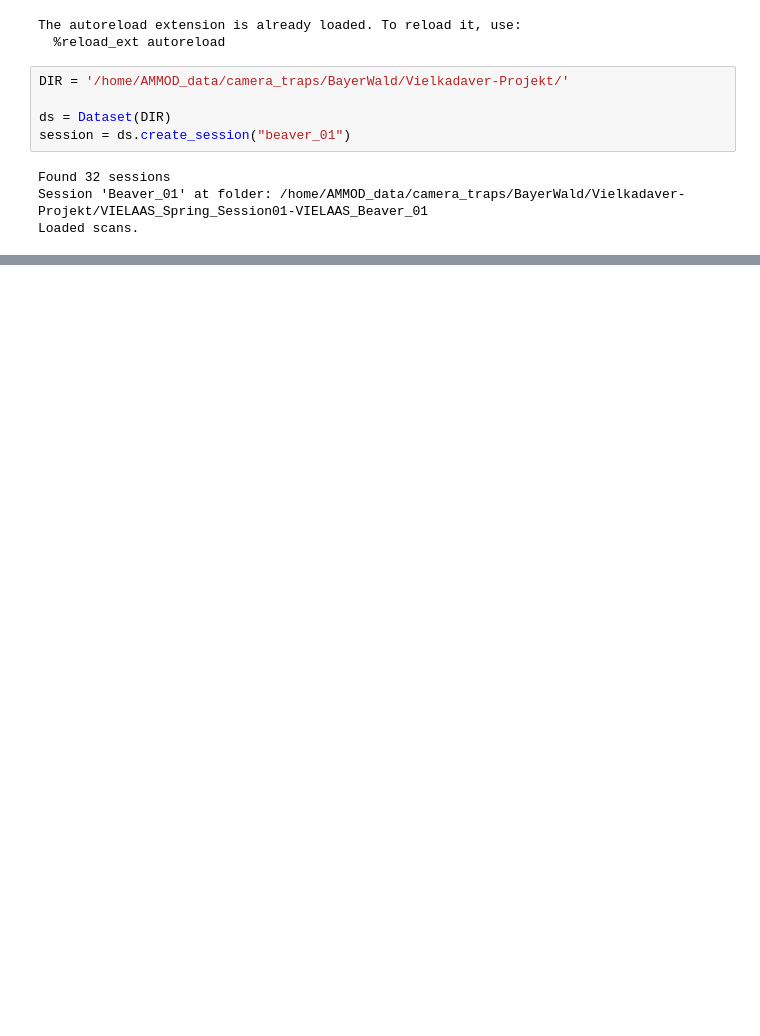
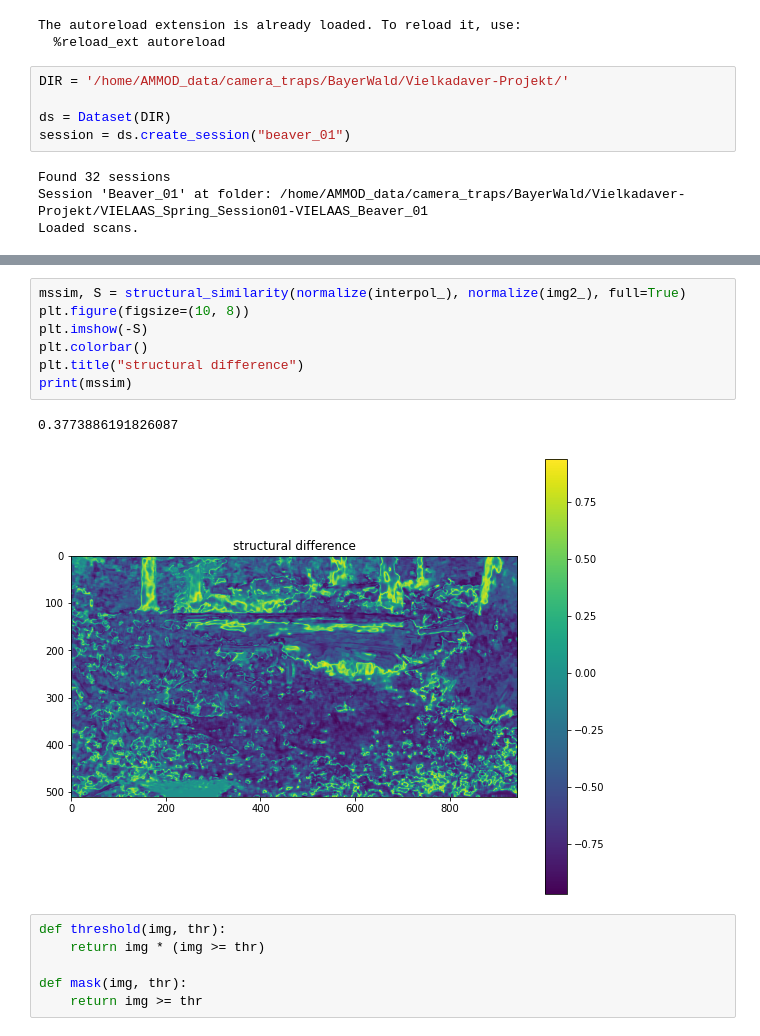
Before and after one commit to kleincode/camera-trap-anomaly-detection, a Jupyter notebook: frame_differencing.ipynb, the cells around one changed output, grey strips where cells are left out. Saved outputs shown, nothing was run; the diff lists cells and outputs as text; blank space fills up the shorter version.

```diff
--- a/frame_differencing.ipynb
+++ b/frame_differencing.ipynb
@@ -36,0 +65,16 @@ Opening /home/AMMOD_data/camera_traps/BayerWald/Vielkadaver-Projekt/VIELAAS_Spri
+# %%
+mssim, S = structural_similarity(normalize(interpol_), normalize(img2_), full=True)
+plt.figure(figsize=(10, 8))
+plt.imshow(-S)
+plt.colorbar()
+plt.title("structural difference")
+print(mssim)
+# %% [output]
+0.3773886191826087
+[figure, added]
+# %%
+def threshold(img, thr):
+    return img * (img >= thr)
+
+def mask(img, thr):
+    return img >= thr
```
Also changed, not shown: parts of 12 cells of this notebook, 3 other files.
